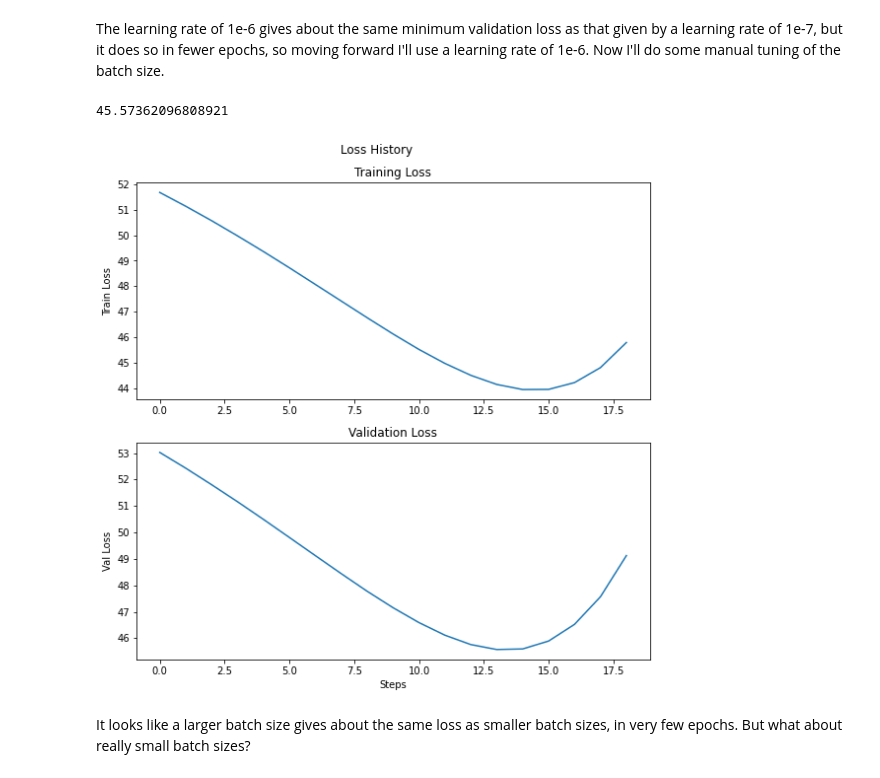
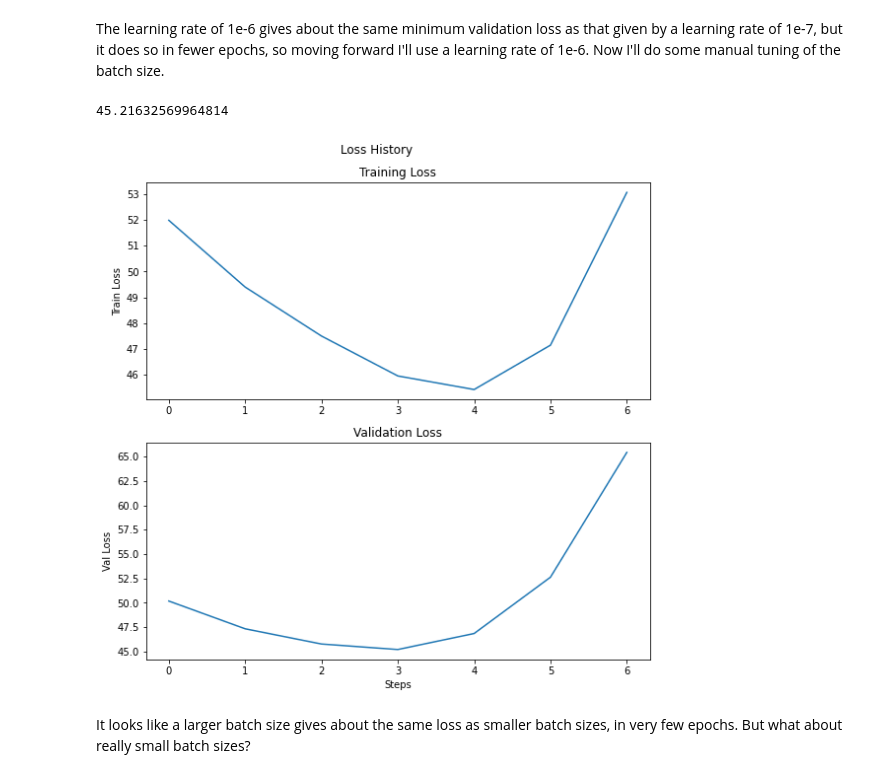
Before and after one commit to gramey02/project7, a Jupyter notebook: nn/Autoencoder.ipynb, the cells around one changed output. Cells and saved outputs as stored; diff of their text form; code cells hidden in the pictures.

```diff
--- a/nn/Autoencoder.ipynb
+++ b/nn/Autoencoder.ipynb
@@ -118,16 +118,16 @@ The learning rate of 1e-6 gives about the same minimum validation loss as that g
 # %%
 ae4 = NeuralNetwork(nn_arch,
                    lr = 1e-6,
                    seed=42,
                    batch_size = 1000,
-                   epochs=20,
+                   epochs=8,
                    loss_function = "mean squared error")
 per_epoch_loss_train4, per_epoch_loss_val4 = ae4.fit(X_train, X_train, X_val, X_val)
 plot_loss_history(per_epoch_loss_train4, per_epoch_loss_val4)
 min(per_epoch_loss_val4)
 # %% [output]
-45.57362096808921
+45.21632569964814
-[figure, old version]
+[figure, new version]
 # %% [markdown]
 It looks like a larger batch size gives about the same loss as smaller batch sizes, in very few epochs. But what about really small batch sizes?
 # %%
```
Also changed, not shown: parts of 7 cells of this notebook.
